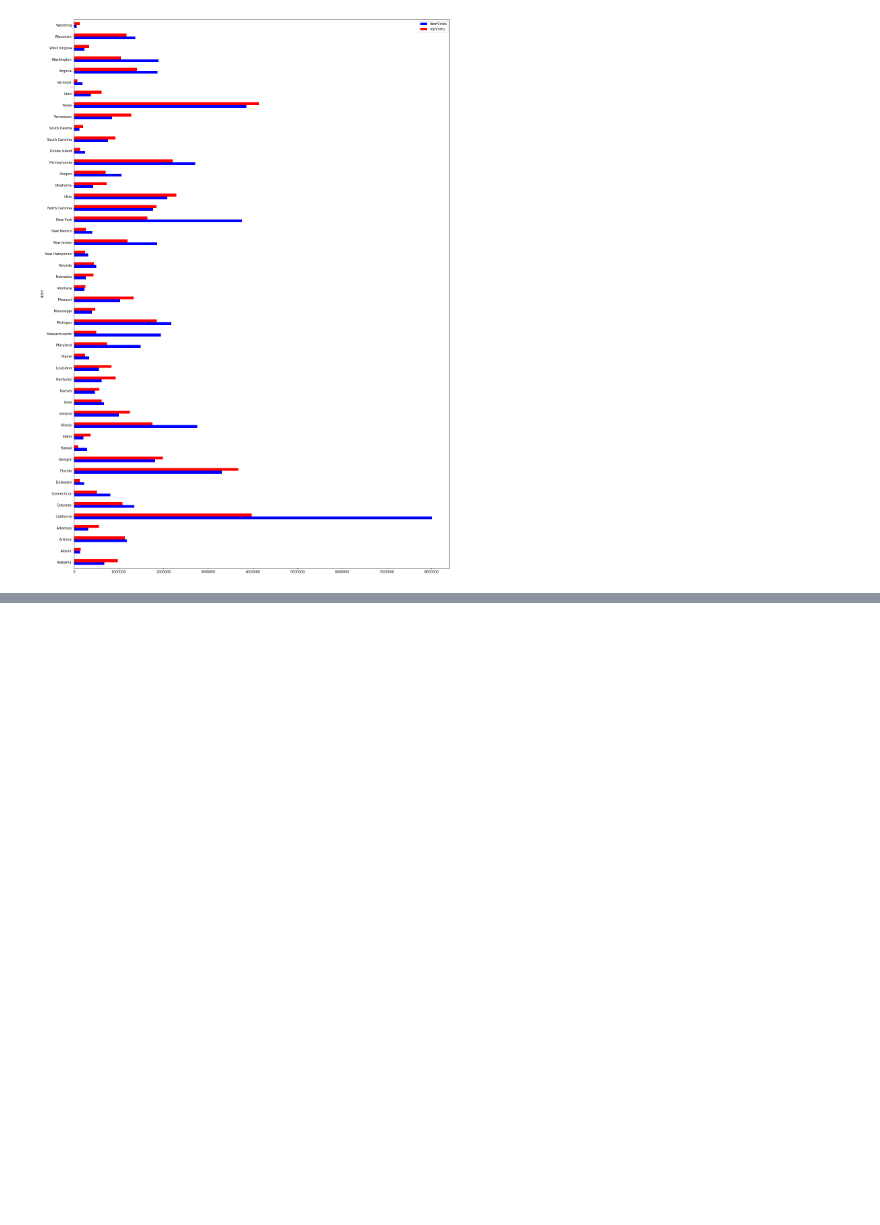
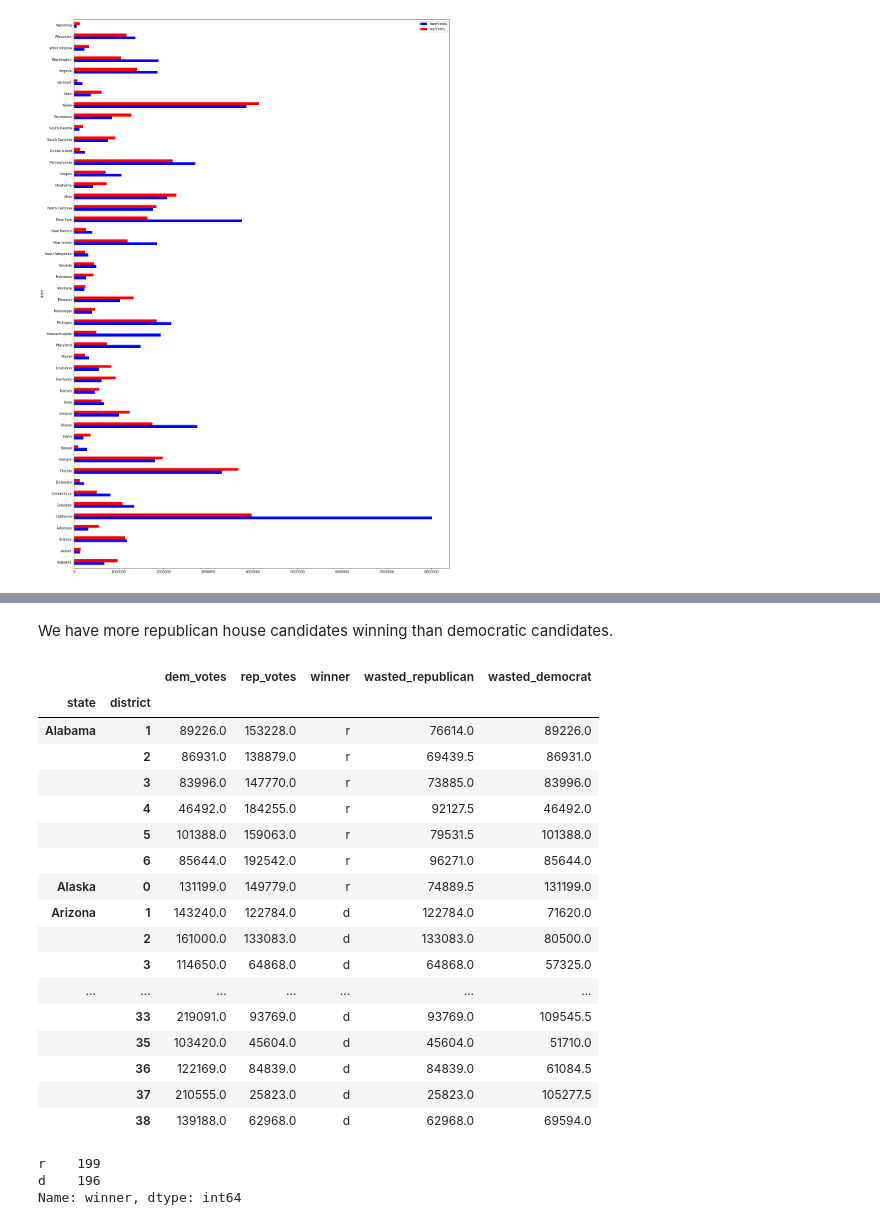
Before and after one commit to dpalencia/cs541g3, a Jupyter notebook: Notebooks/Data Understanding/Data Understanding - U.S. House 1976 - 2018.ipynb, the cells around one changed output, grey strips where cells are left out. Cells and saved outputs as stored; diff of their text form; code cells hidden in the pictures; blank space fills up the shorter version.

```diff
--- a/Notebooks/Data Understanding/Data Understanding - U.S. House 1976 - 2018.ipynb
+++ b/Notebooks/Data Understanding/Data Understanding - U.S. House 1976 - 2018.ipynb
@@ -184,0 +216,2 @@ votesState.describe()
+# %% [markdown]
+We have more republican house candidates winning than democratic candidates.
@@ -184,0 +222,57 @@ votesState.describe()
+# %%
+# Calculate the wasted votes for each district.
+
+## Todo: Rewrite this in a way that uses vectorization
+# And not inefficient looping.
+def wasted_winner(total_votes_winner):
+    return total_votes_winner - total_votes_winner / 2
+
+dem_votes = vote_counts["dem_votes"]
+rep_votes = vote_counts["rep_votes"]
+rep_winner = np.array(vote_counts["winner"]) == "r"
+
+wasted_votes_dem = np.zeros(len(rep_winner))
+wasted_votes_rep = np.zeros(len(rep_winner))
+
+for i in range(len(rep_winner)):
+    if rep_winner[i]:
+        wasted_votes_rep[i] = wasted_winner(rep_votes[i])
+        wasted_votes_dem[i] = dem_votes[i]
+    else:
+        wasted_votes_dem[i] = wasted_winner(dem_votes[i])
+        wasted_votes_rep[i] = rep_votes[i]
+
+vote_counts["wasted_republican"] = wasted_votes_rep
+vote_counts["wasted_democrat"] = wasted_votes_dem
+# %%
+# Some races had no democrat or republican candidate.
+# These can be seen in NaN columns.
+# Drop these.
+vote_counts = vote_counts.dropna()
+vote_counts.head(50)
+# %% [output]
+|  |  | dem_votes | rep_votes | winner | wasted_republican | wasted_democrat |
+| state | district |  |  |  |  |  |
+| Alabama | 1 | 89226.0 | 153228.0 | r | 76614.0 | 89226.0 |
+|  | 2 | 86931.0 | 138879.0 | r | 69439.5 | 86931.0 |
+|  | 3 | 83996.0 | 147770.0 | r | 73885.0 | 83996.0 |
+|  | 4 | 46492.0 | 184255.0 | r | 92127.5 | 46492.0 |
+|  | 5 | 101388.0 | 159063.0 | r | 79531.5 | 101388.0 |
+|  | 6 | 85644.0 | 192542.0 | r | 96271.0 | 85644.0 |
+| Alaska | 0 | 131199.0 | 149779.0 | r | 74889.5 | 131199.0 |
+| Arizona | 1 | 143240.0 | 122784.0 | d | 122784.0 | 71620.0 |
+|  | 2 | 161000.0 | 133083.0 | d | 133083.0 | 80500.0 |
+|  | 3 | 114650.0 | 64868.0 | d | 64868.0 | 57325.0 |
+| ... | ... | ... | ... | ... | ... | ... |
+|  | 33 | 219091.0 | 93769.0 | d | 93769.0 | 109545.5 |
+|  | 35 | 103420.0 | 45604.0 | d | 45604.0 | 51710.0 |
+|  | 36 | 122169.0 | 84839.0 | d | 84839.0 | 61084.5 |
+|  | 37 | 210555.0 | 25823.0 | d | 25823.0 | 105277.5 |
+|  | 38 | 139188.0 | 62968.0 | d | 62968.0 | 69594.0 |
+# %%
+# Come up with the winners for the above dataframe.
+vote_counts["winner"].value_counts()
+# %% [output]
+r    199
+d    196
+Name: winner, dtype: int64
```
Also changed, not shown: parts of 9 cells of this notebook, 1 other file.
